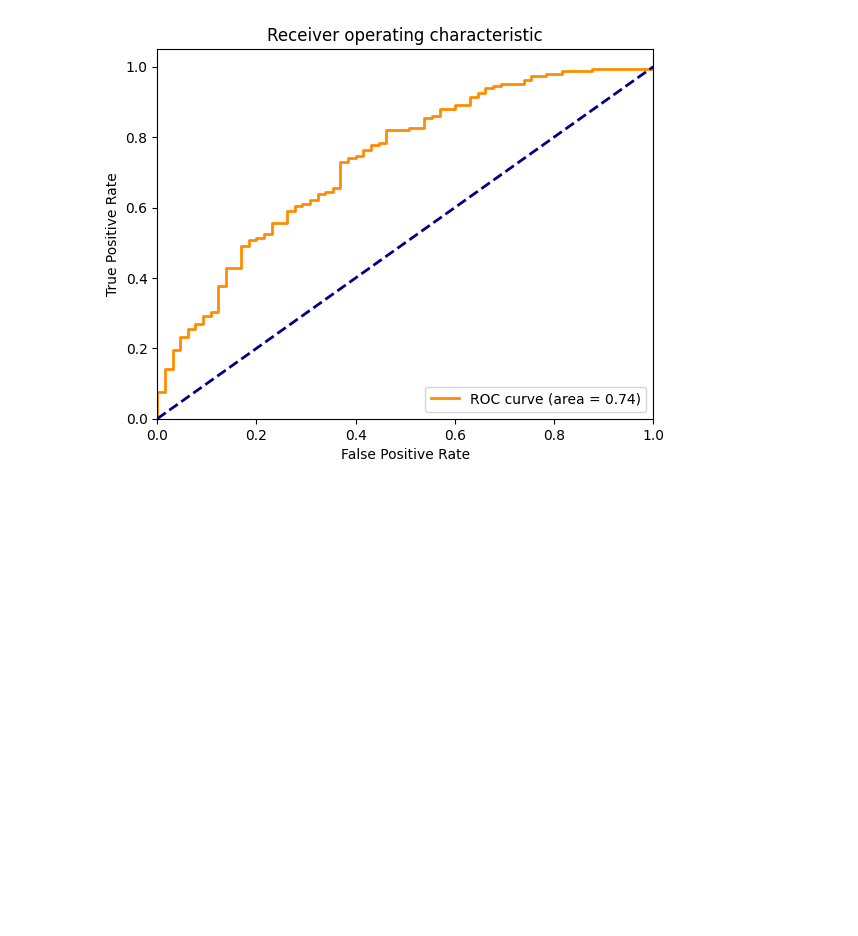
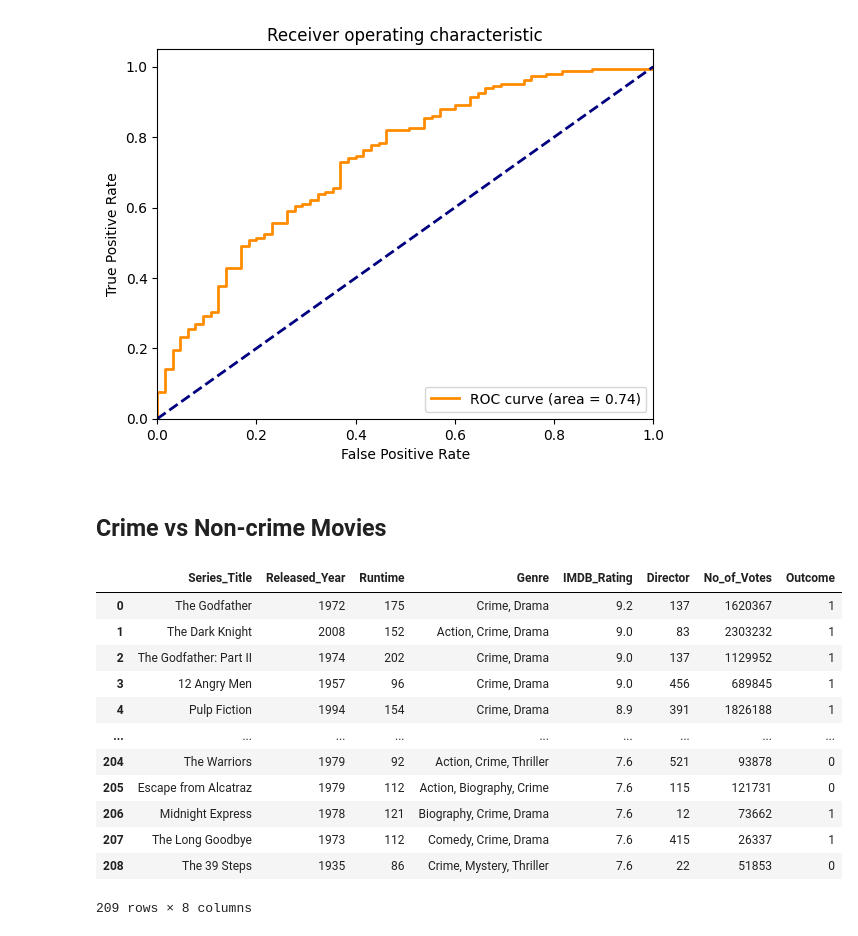
Before and after one commit to ColeDM-2020/INST-354-Project, a Jupyter notebook: Final_Project.ipynb, the cells around one changed output. Saved outputs shown, nothing was run; the diff lists cells and outputs as text; code cells hidden in the pictures; blank space fills up the shorter version.

```diff
--- a/Final_Project.ipynb
+++ b/Final_Project.ipynb
@@ -252,3 +259,26 @@ plt.legend(loc="lower right")
 plt.show()
 # %% [output]
 [figure]
+# %% [markdown]
+## Crime vs Non-crime Movies
+# %%
+# Made a dataframe with all of the movies that have war in the genre
+genre = 'Crime'
+crime = movie_df[movie_df['Genre'].apply(lambda x: pd.Series(x.split(', ')).isin([genre]).any())]
+# %%
+crime = crime.reset_index()
+crime
+# %% [output]
+|  | Series_Title | Released_Year | Runtime | Genre | IMDB_Rating | Director | No_of_Votes | Outcome |
+| 0 | The Godfather | 1972 | 175 | Crime, Drama | 9.2 | 137 | 1620367 | 1 |
+| 1 | The Dark Knight | 2008 | 152 | Action, Crime, Drama | 9.0 | 83 | 2303232 | 1 |
+| 2 | The Godfather: Part II | 1974 | 202 | Crime, Drama | 9.0 | 137 | 1129952 | 1 |
+| 3 | 12 Angry Men | 1957 | 96 | Crime, Drama | 9.0 | 456 | 689845 | 1 |
+| 4 | Pulp Fiction | 1994 | 154 | Crime, Drama | 8.9 | 391 | 1826188 | 1 |
+| ... | ... | ... | ... | ... | ... | ... | ... | ... |
+| 204 | The Warriors | 1979 | 92 | Action, Crime, Thriller | 7.6 | 521 | 93878 | 0 |
+| 205 | Escape from Alcatraz | 1979 | 112 | Action, Biography, Crime | 7.6 | 115 | 121731 | 0 |
+| 206 | Midnight Express | 1978 | 121 | Biography, Crime, Drama | 7.6 | 12 | 73662 | 1 |
+| 207 | The Long Goodbye | 1973 | 112 | Comedy, Crime, Drama | 7.6 | 415 | 26337 | 1 |
+| 208 | The 39 Steps | 1935 | 86 | Crime, Mystery, Thriller | 7.6 | 22 | 51853 | 0 |
+209 rows × 8 columns
```
Also changed, not shown: parts of 21 cells of this notebook.
